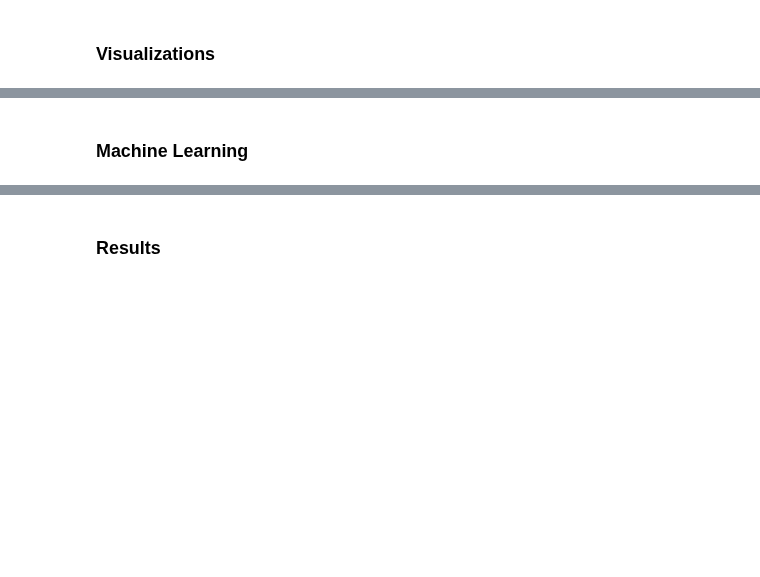
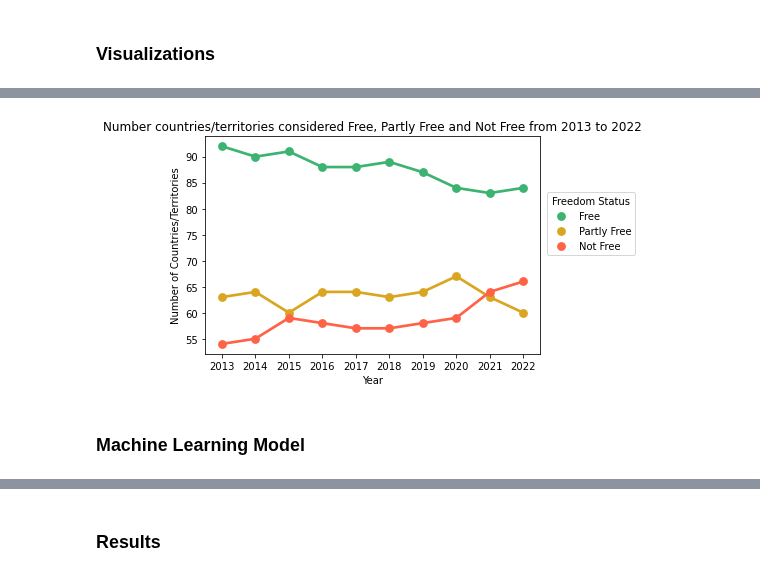
Before and after one commit to uic-cs418/cs418-spring22-eda-llc, a Jupyter notebook: Final Project by EDA LLC..ipynb, the cells around one changed output, grey strips where cells are left out. Drawn from its saved outputs; the diff is of its cells as text; code cells hidden in the pictures; blank space fills up the shorter version.

Commit message:
added graph and one ml

```diff
--- a/Final Project by EDA LLC..ipynb
+++ b/Final Project by EDA LLC..ipynb
@@ -21,2 +42,6 @@ In addition, we incorporated data about countries' poverty index and literacy ra
+# %%
+v.alldataVis() # Resulting Visualization, conclusions detailed above
+# %% [output]
+[figure, added]
 # %% [markdown]
-### Machine Learning
+### Machine Learning Model
```
Also changed, not shown: parts of 8 cells of this notebook, 1 other file.
